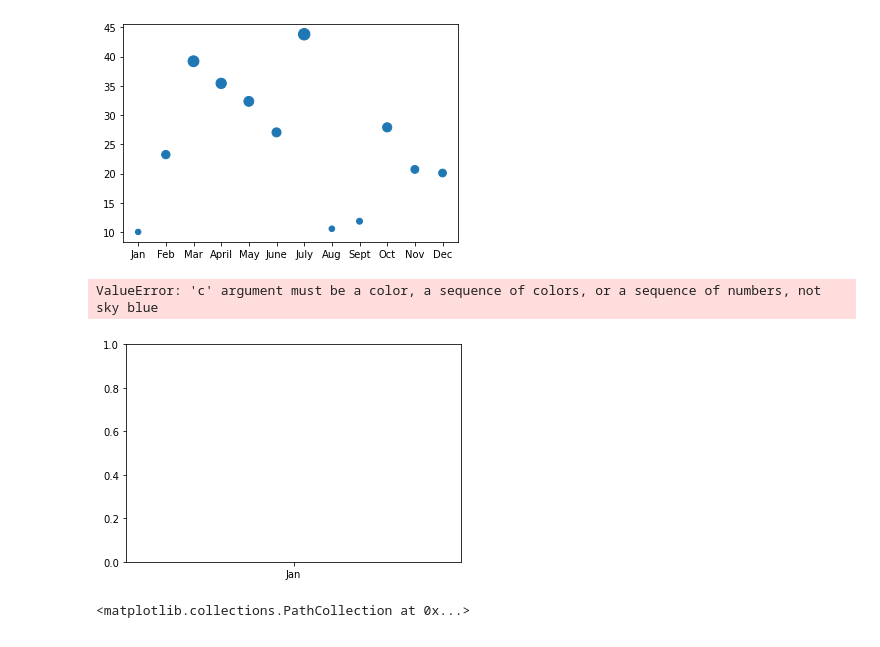
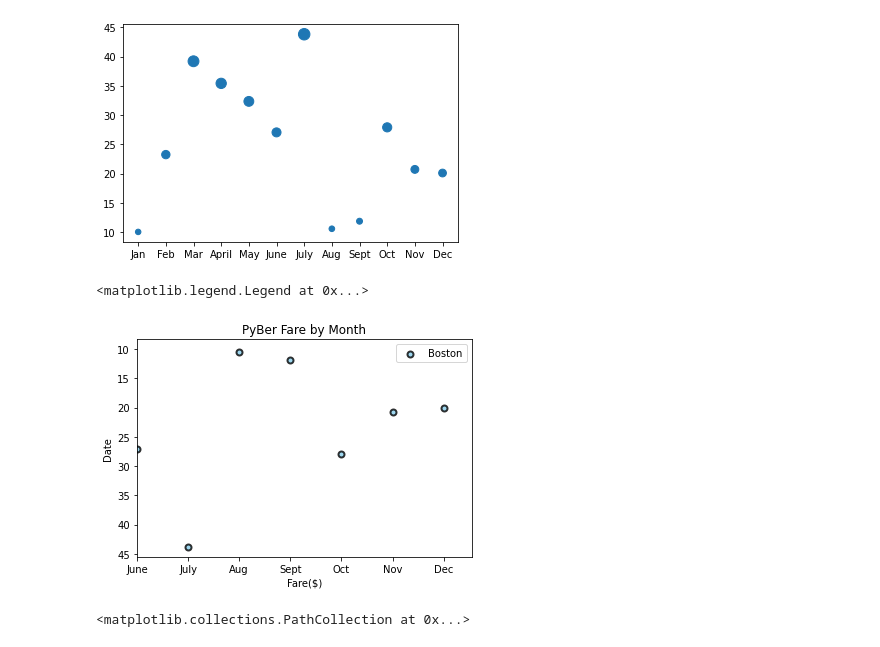
Before and after one commit to jacquie0583/PyBer_Analysis, a Jupyter notebook: matplotlib_practice.ipynb, the cells around one changed output. Cells and saved outputs as stored; diff of their text form; code cells hidden in the pictures.

```diff
--- a/matplotlib_practice.ipynb
+++ b/matplotlib_practice.ipynb
@@ -227,23 +227,23 @@ plt.scatter(x_axis, y_axis, s = [i * 3 for i in y_axis])
 [figure]
 # %%
 fig, ax = plt.subplots()
-plt.scatter(x_axis, y_axis, marker="o", facecolors="sky blue",linewidth = 2,alpha=.2, edgecolors="black",
+plt.scatter(x_axis, y_axis, marker="o", facecolors="skyblue",linewidth = 2,alpha=.8, edgecolors="black",
             label= 'Boston')
 y_axis_larger = []
 for data in y_axis:
   y_axis_larger.append(data*5)
 
-ax.set_xlim(min=June)
-ax.gca().invert_yaxis()
+ax.set_xlim(xmin=5)
+ax.invert_yaxis()
 ax.set_xlabel("Fare($)")
 ax.set_ylabel("Date")
 # Create a title.
 ax.set_title("PyBer Fare by Month")
 # Add the legend.
 ax.legend()
 # %% [output]
-ValueError: 'c' argument must be a color, a sequence of colors, or a sequence of numbers, not sky blue
+<matplotlib.legend.Legend at 0x...>
-[figure, old version]
+[figure, new version]
 # %%
 fig, ax = plt.subplots()
 ax.scatter(x_axis, y_axis)
```
Also changed, not shown: parts of 2 cells of this notebook, 3 other files.
